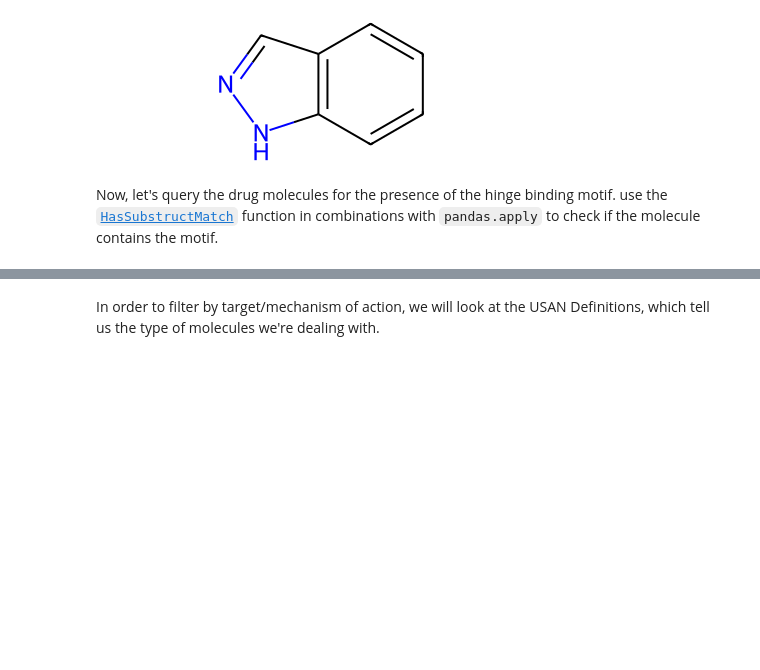
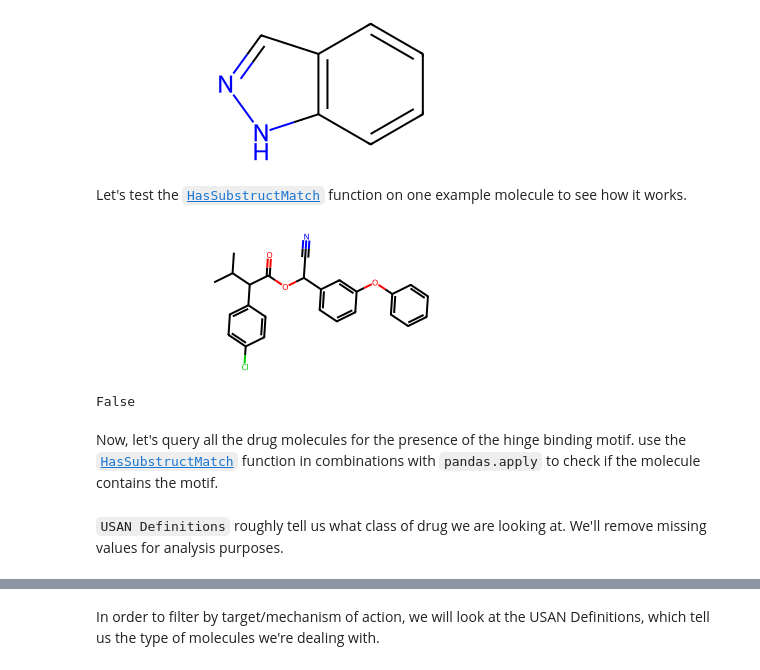
Before and after one commit to yerlikayaperi/practical-programming-in-chemistry-exercises, a Jupyter notebook: week_06/06_solutions.ipynb, the cells around one changed output, grey strips where cells are left out. Cells and saved outputs as stored; diff of their text form; code cells hidden in the pictures; blank space fills up the shorter version.

```diff
--- a/week_06/06_solutions.ipynb
+++ b/week_06/06_solutions.ipynb
@@ -46,3 +47,6 @@ PandasTools.AddMoleculeColumnToFrame(df, smilesCol="Smiles", molCol="mol")
+# %%
+# if PandasTools is not wokring in you RDKit version:
+df["mol"] = df["Smiles"].apply(Chem.MolFromSmiles)
 # %% [markdown]
 ### Tyrosina Kinase Inhibitors
 Tyrosine kinases are enzymes that catalyze the transfer of phosphate groups from ATP to tyrosine residues in proteins. The phosphorylation of proteins by tyrosine kinases is an important mechanism for the activation of signal transduction pathways in response to extracellular stimuli. The uncontrolled (or excessive) activity of tyrosine kinases can lead to cancer. Therefore, tyrosine kinases are an important target for cancer therapy. In the binding pocket of these kinases there is a conserved lysine residue that binds to the phosphate group of ATP (the "hinge region"). The inhibitors of tyrosine kinases are designed to mimic ATP and there's substructures ("motifs") known to enable binding the hinge region. For more information look at this paper: [Designing of kinase hinge binders: A medicinal chemistry perspective](https://onlinelibrary.wiley.com/doi/epdf/10.1111/cbdd.14024?saml_referrer)
@@ -53,10 +58,23 @@ indazole = Chem.MolFromSmiles("c1cc2c(cc1)C=NN2")
 indazole
 # %% [output]
 [figure]
+# %% [markdown]
+Let's test the [`HasSubstructMatch`](https://www.rdkit.org/docs/source/rdkit.Chem.rdchem.html#rdkit.Chem.rdchem.Mol.HasSubstructMatch) function on one example molecule to see how it works.
+# %%
+test_mol = df["mol"][0]
+test_mol
+# %% [output]
+[figure, added]
+# %%
+test_mol.HasSubstructMatch(indazole)
+# %% [output]
+False
 # %% [markdown]
-Now, let's query the drug molecules for the presence of the hinge binding motif. use the [`HasSubstructMatch`](https://www.rdkit.org/docs/source/rdkit.Chem.rdchem.html#rdkit.Chem.rdchem.Mol.HasSubstructMatch) function in combinations with `pandas.apply` to check if the molecule contains the motif.
+Now, let's query all the drug molecules for the presence of the hinge binding motif. use the [`HasSubstructMatch`](https://www.rdkit.org/docs/source/rdkit.Chem.rdchem.html#rdkit.Chem.rdchem.Mol.HasSubstructMatch) function in combinations with `pandas.apply` to check if the molecule contains the motif.
 # %%
 df['has_indazole'] = df['mol'].apply(lambda x: x.HasSubstructMatch(indazole))
+# %% [markdown]
+`USAN Definitions` roughly tell us what class of drug we are looking at. We'll remove missing values for analysis purposes.
 # %%
 # remove rows that do not have a USAN definition
 df = df.dropna(subset=["USAN Definition"])
```
Also changed, not shown: parts of 29 cells of this notebook, 1 other file.
